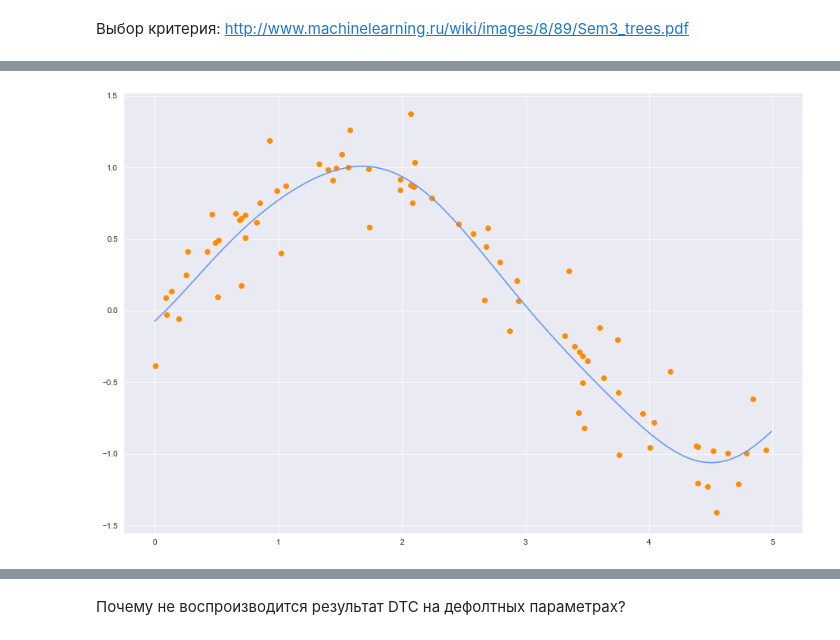
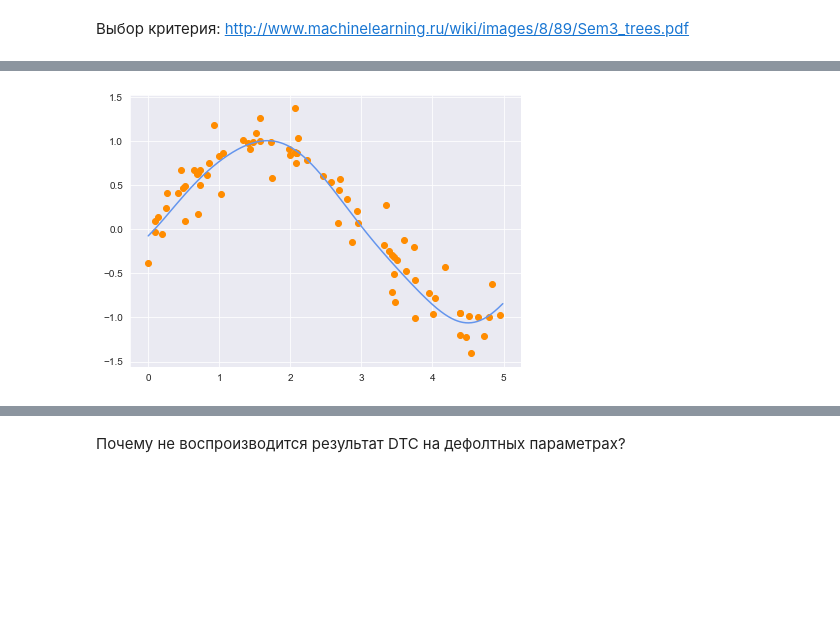
Before and after one commit to kondratevakate/machine-learning-with-love, a Jupyter notebook: 05_rfc/05_random_forest_solved.ipynb, the cells around one changed output, grey strips where cells are left out. Drawn from its saved outputs; the diff is of its cells as text; code cells hidden in the pictures; blank space fills up the shorter version.

```diff
--- a/05_rfc/05_random_forest_solved.ipynb
+++ b/05_rfc/05_random_forest_solved.ipynb
@@ -210,15 +197,3 @@ DecisionTreeClassifier(class_weight=None, criterion='gini', max_depth=None,
 # %% [markdown]
 Выбор критерия:
     http://www.machinelearning.ru/wiki/images/8/89/Sem3_trees.pdf
-# %%
-plt.rcParams['figure.figsize'] = (15,10)
-xx = np.linspace(0,1,50)
-plt.plot(xx, [2 * x * (1-x) for x in xx], label='gini')
-plt.plot(xx, [4 * x * (1-x) for x in xx], label='2*gini')
-plt.plot(xx, [-x * np.log2(x) - (1-x) * np.log2(1 - x)  for x in xx], label='entropy')
-plt.plot(xx, [1 - max(x, 1-x) for x in xx], label='missclass')
-plt.plot(xx, [2 - 2 * max(x, 1-x) for x in xx], label='2*missclass')
-plt.xlabel('p+')
-plt.ylabel('criterion')
-plt.title('Критерии качества как функции от p+ (бинарная классификация)')
-plt.legend();
@@ -257,20 +223,20 @@ y_.shape, X_test.shape
 # %%
 from sklearn.svm import SVR
 
 rng = np.random.RandomState(1)
 X = np.sort(5 * rng.rand(80, 1), axis=0)
 y = np.sin(X).ravel()
 y[::2] += 1 * (0.5 - rng.rand(40))
 
 X_test = np.arange(0.0, 5.0, 0.01)[:, np.newaxis]
 
 clf = SVR().fit(X, y)
-y_ = clf.predict(X_test)
-plt.figure(figsize=(15, 10))
+y_svr = clf.predict(X_test)
+plt.figure(figsize=(7, 5))
 plt.scatter(X, y, c='darkorange', label='data')
-plt.plot(X_test, y_, c='cornflowerblue', label='prediction');
+plt.plot(X_test, y_svr, c='cornflowerblue', label='prediction');
 # %% [output]
-[figure, old version]
+[figure, new version]
 # %%
 from sklearn.tree import DecisionTreeRegressor
 
```
Also changed, not shown: parts of 86 cells of this notebook, 4 other files.
